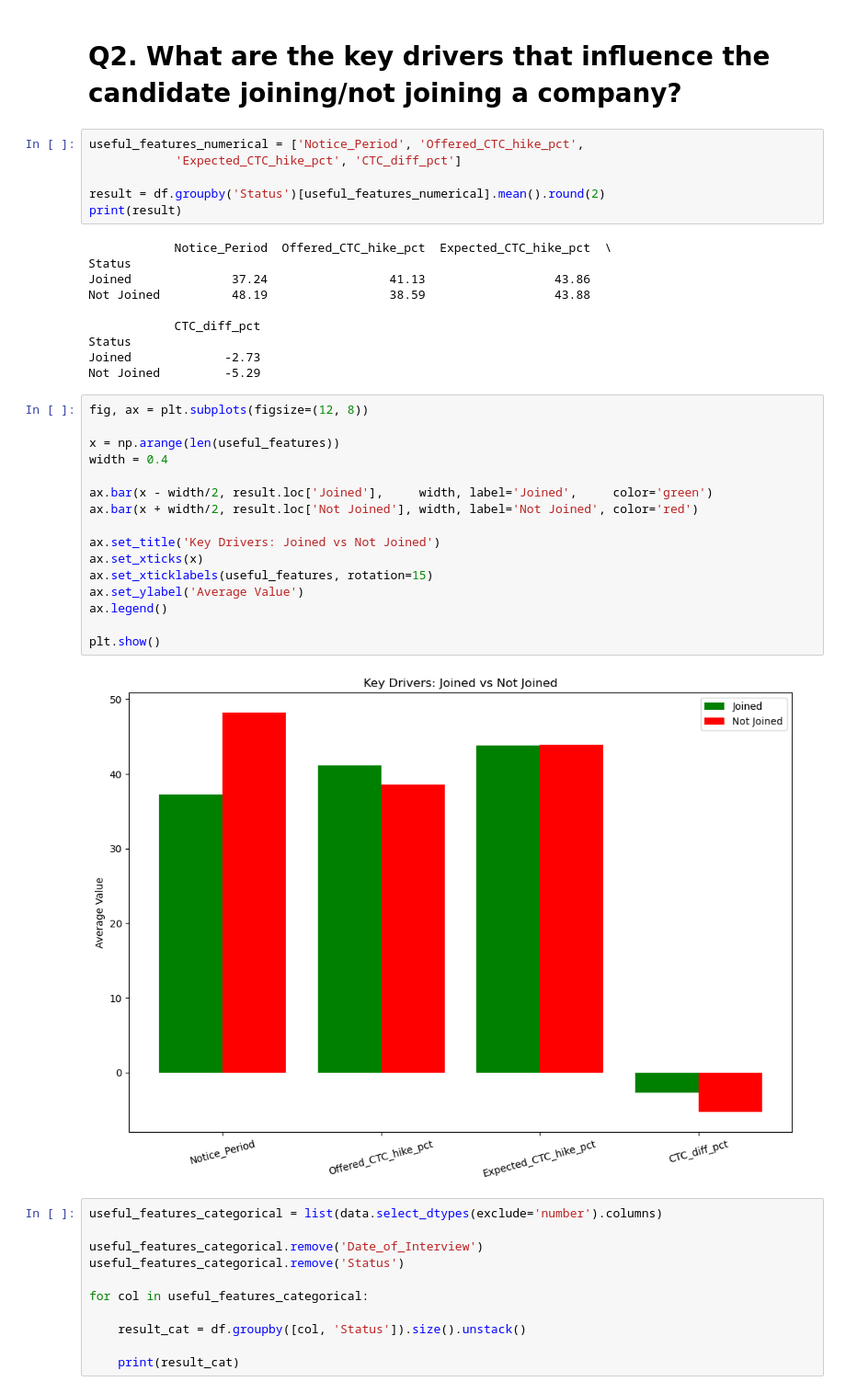
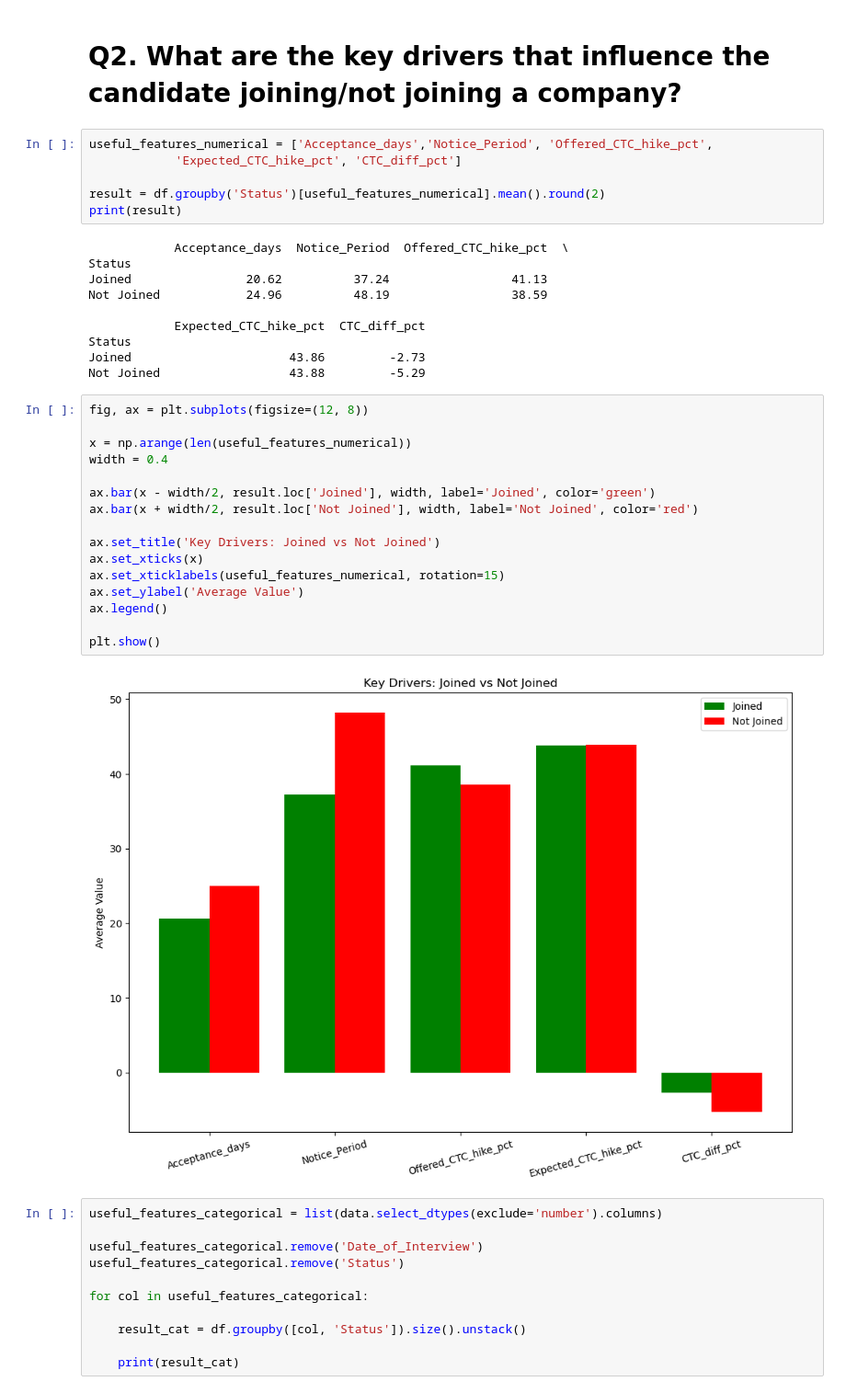
Before and after one commit to srineogideloitte/Group_A5_Capstone_Project, a Jupyter notebook: Question_Answers_1.ipynb, the cells around one changed output. Shown at 92% size. Drawn from its saved outputs; the diff is of its cells as text.

```diff
--- a/Question_Answers_1.ipynb
+++ b/Question_Answers_1.ipynb
@@ -71,39 +71,39 @@ plt.show()
 # %% [markdown]
 # Q2. What are the key drivers that influence the candidate joining/not joining a company?
 # %%
-useful_features_numerical = ['Notice_Period', 'Offered_CTC_hike_pct',
+useful_features_numerical = ['Acceptance_days','Notice_Period', 'Offered_CTC_hike_pct',
             'Expected_CTC_hike_pct', 'CTC_diff_pct']
 
 result = df.groupby('Status')[useful_features_numerical].mean().round(2)
 print(result)
 # %% [output]
-            Notice_Period  Offered_CTC_hike_pct  Expected_CTC_hike_pct  \
+            Acceptance_days  Notice_Period  Offered_CTC_hike_pct  \
 Status
-Joined              37.24                 41.13                  43.86
-Not Joined          48.19                 38.59                  43.88
+Joined                20.62          37.24                 41.13
+Not Joined            24.96          48.19                 38.59
 
-            CTC_diff_pct
+            Expected_CTC_hike_pct  CTC_diff_pct
 Status
-Joined             -2.73
-Not Joined         -5.29
+Joined                      43.86         -2.73
+Not Joined                  43.88         -5.29
 # %%
 fig, ax = plt.subplots(figsize=(12, 8))
 
-x = np.arange(len(useful_features))
+x = np.arange(len(useful_features_numerical))
 width = 0.4
 
-ax.bar(x - width/2, result.loc['Joined'],     width, label='Joined',     color='green')
+ax.bar(x - width/2, result.loc['Joined'], width, label='Joined', color='green')
 ax.bar(x + width/2, result.loc['Not Joined'], width, label='Not Joined', color='red')
 
 ax.set_title('Key Drivers: Joined vs Not Joined')
 ax.set_xticks(x)
-ax.set_xticklabels(useful_features, rotation=15)
+ax.set_xticklabels(useful_features_numerical, rotation=15)
 ax.set_ylabel('Average Value')
 ax.legend()
 
 plt.show()
 # %% [output]
-[figure, old version]
+[figure, new version]
 # %%
 useful_features_categorical = list(data.select_dtypes(exclude='number').columns)
 
```
Also changed, not shown: parts of 4 cells of this notebook.
